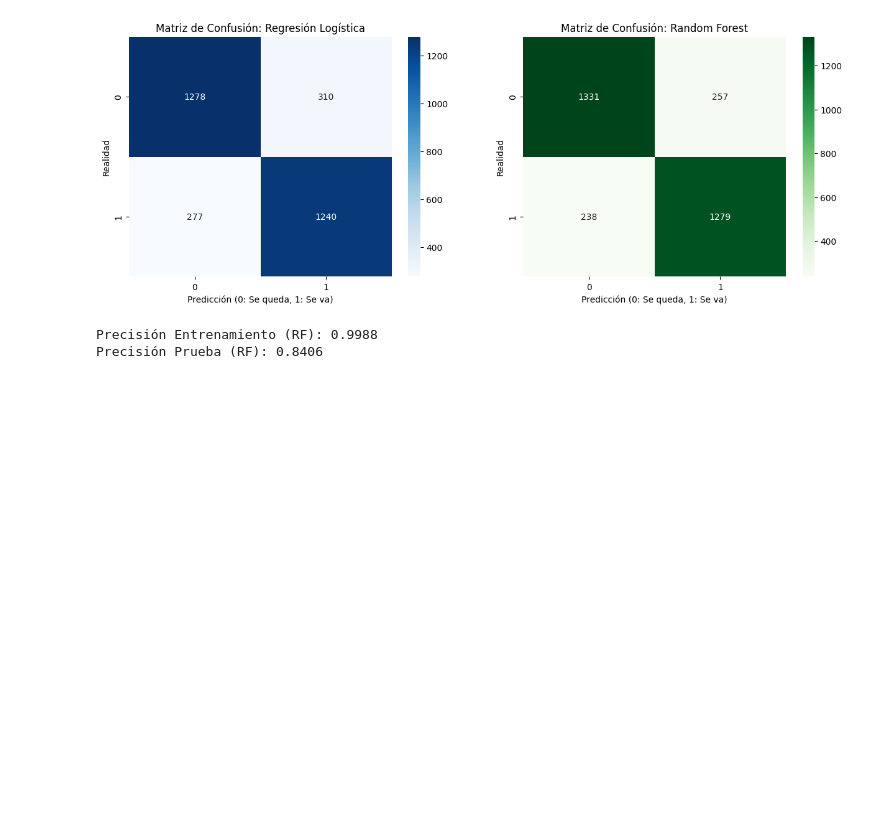
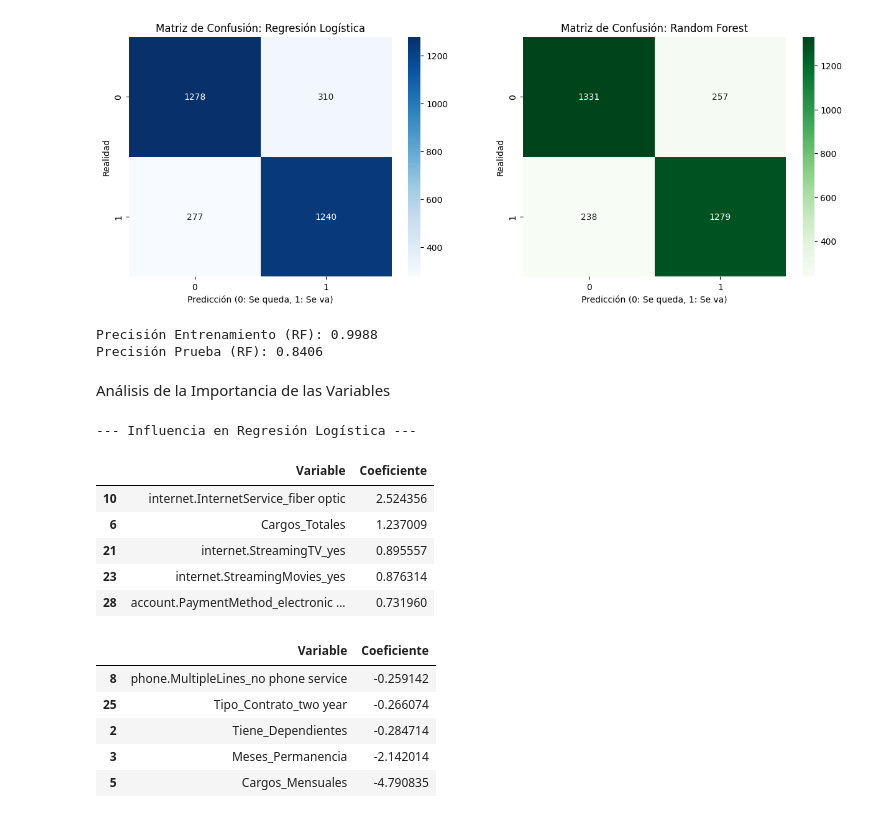
Before and after one commit to DAMS-1/Challenge-2---Telecom-X, a Jupyter notebook: Challenge_2_Telecom.ipynb, the cells around one changed output. Drawn from its saved outputs; the diff is of its cells as text; code cells hidden in the pictures; blank space fills up the shorter version.

```diff
--- a/Challenge_2_Telecom.ipynb
+++ b/Challenge_2_Telecom.ipynb
@@ -344,3 +344,31 @@ print(f"Precisión Prueba (RF): {modelo_rf.score(X_test, y_test):.4f}")
 # %% [output]
 Precisión Entrenamiento (RF): 0.9988
 Precisión Prueba (RF): 0.8406
+# %% [markdown]
+Análisis de la Importancia de las Variables
+# %%
+import numpy as np
+
+# Extraer coeficientes
+importancias_log = pd.DataFrame({
+    'Variable': X.columns,
+    'Coeficiente': modelo_logistico.coef_[0]
+}).sort_values(by='Coeficiente', ascending=False)
+
+print("--- Influencia en Regresión Logística ---")
+display(importancias_log.head(5)) # Los que más "empujan" al cliente a irse
+display(importancias_log.tail(5)) # Los que más lo retienen
+# %% [output]
+--- Influencia en Regresión Logística ---
+|  | Variable | Coeficiente |
+| 10 | internet.InternetService_fiber optic | 2.524356 |
+| 6 | Cargos_Totales | 1.237009 |
+| 21 | internet.StreamingTV_yes | 0.895557 |
+| 23 | internet.StreamingMovies_yes | 0.876314 |
+| 28 | account.PaymentMethod_electronic ... | 0.731960 |
+|  | Variable | Coeficiente |
+| 8 | phone.MultipleLines_no phone service | -0.259142 |
+| 25 | Tipo_Contrato_two year | -0.266074 |
+| 2 | Tiene_Dependientes | -0.284714 |
+| 3 | Meses_Permanencia | -2.142014 |
+| 5 | Cargos_Mensuales | -4.790835 |
```
Also changed, not shown: parts of 2 cells of this notebook.
